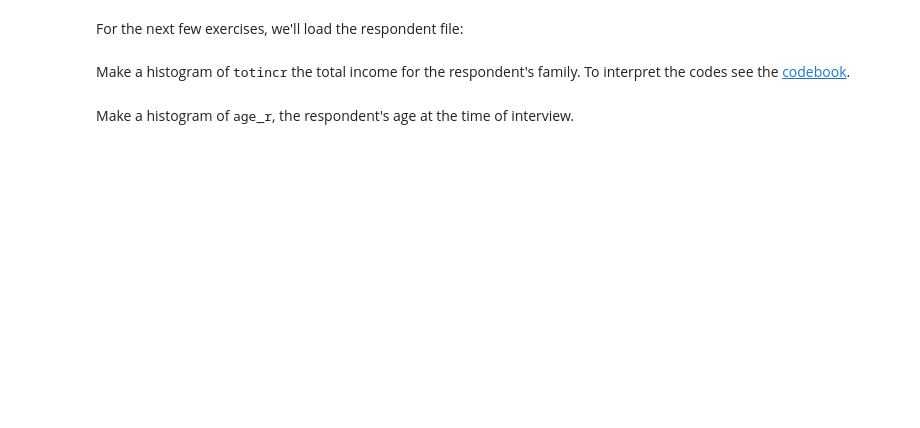
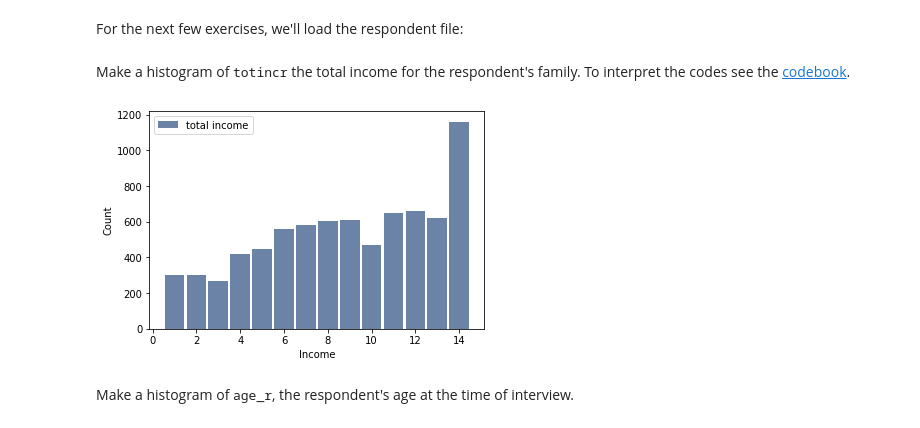
Before and after one commit to chriys/ThinkStats2, a Jupyter notebook: code/chap02ex.ipynb, the cells around one changed output. Cells and saved outputs as stored; diff of their text form; code cells hidden in the pictures; blank space fills up the shorter version.

```diff
--- a/code/chap02ex.ipynb
+++ b/code/chap02ex.ipynb
@@ -248,2 +271,9 @@ Make a histogram of <tt>totincr</tt> the total income for the respondent's famil
+# %%
+# Solution goes here
+t_hist = thinkstats2.Hist(resp.totincr, label='total income')
+thinkplot.Hist(t_hist)
+thinkplot.Config(xlabel='Income', ylabel='Count')
+# %% [output]
+[figure, added]
 # %% [markdown]
 Make a histogram of <tt>age_r</tt>, the respondent's age at the time of interview.
```
Also changed, not shown: parts of 24 cells of this notebook, 1 other file.
